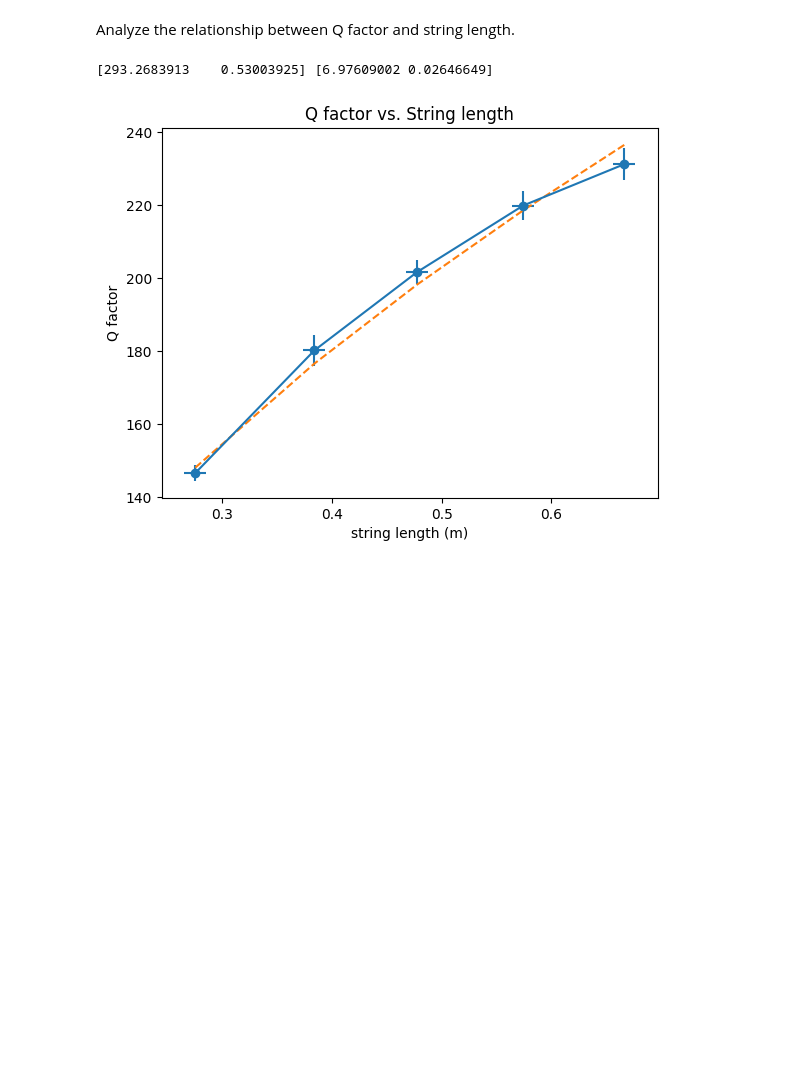
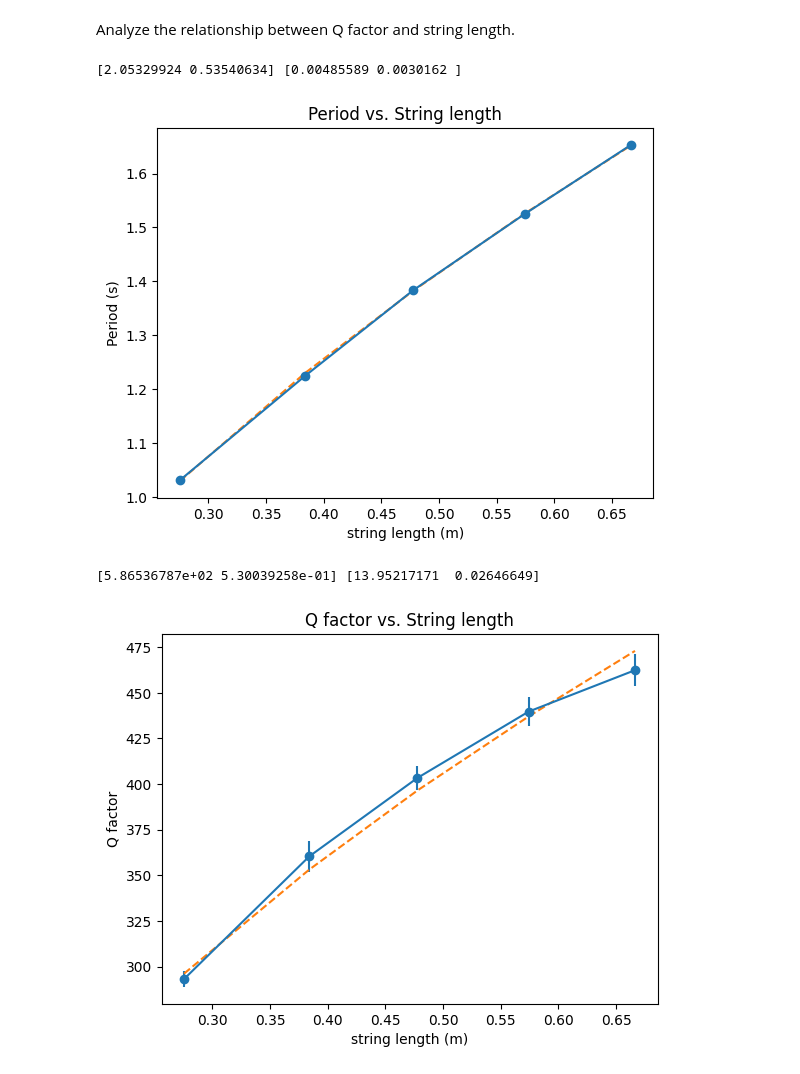
Before and after one commit to harry7557558/engsci-2t6, a Jupyter notebook: phy180-pendulum-lab/plot-angle-time.ipynb, the cells around one changed output. Saved outputs shown, nothing was run; the diff lists cells and outputs as text; code cells hidden in the pictures; blank space fills up the shorter version.

```diff
--- a/phy180-pendulum-lab/plot-angle-time.ipynb
+++ b/phy180-pendulum-lab/plot-angle-time.ipynb
@@ -211,6 +211,8 @@ def plot_angle_time_graph(l, l_error, t, a, params):
 
 lengths0 = []
 lengths_error0 = []
+periods0 = []
+periods_error0 = []
 qfactors0 = []
 qfactors_error0 = []
 
@@ -222,11 +224,13 @@ for length in LENGTHS:
     print(length, params, perror)
     a0, tau, period, phase = params
     a0_e, tau_e, period_e, phase_e = perror
-    q = np.pi * tau / period
-    q_e = q * max(abs(tau_e / tau), abs(period_e / period))
+    q = 2.0*np.pi * tau / period
+    q_e = 2.0*np.pi * max(abs(tau_e / period), abs(period_e * tau / period**2))
     print("Q factor: {:.1f} ± {:.1f}".format(q, q_e))
     lengths0.append(sample_data['l'])
     lengths_error0.append(sample_data['l_error'])
+    periods0.append(period)
+    periods_error0.append(period_e)
     qfactors0.append(q)
     qfactors_error0.append(q_e)
     plot_angle_time_graph(
@@ -266,35 +270,47 @@ Q factor: 240.1 ± 4.3
 Analyze the relationship between Q factor and string length.
 # %%
 # remove two outliers
+# indices = [0, 1, 2, 3, 4, 5, 6]
 indices = [0, 1, 2, 3, 4]
 lengths = np.array(lengths0)[indices]
 lengths_error = np.array(lengths_error0)[indices]
+periods = np.array(periods0)[indices]
+periods_error = np.array(periods_error0)[indices]
 qfactors = np.array(qfactors0)[indices]
 qfactors_error = np.array(qfactors_error0)[indices]
 
-# fit
-def power_fun(x, a, k):
+def fun(x, a, k):
     return a * x**k
 
-def log_fun(x, a, b):
-    return a + b * np.log(x)
+# period
 
-fun = power_fun
+params, popv = scipy.optimize.curve_fit(
+    fun, lengths, periods,
+    p0=(2, 0.5), sigma=periods_error)
+print(params, popv.diagonal()**0.5)
 
-init_guess = (250., 0.5)
+plt.title("Period vs. String length")
+plt.xlabel("string length (m)")
+plt.ylabel("Period (s)")
+plt.errorbar(lengths, periods, yerr=periods_error, fmt="o-")
+plt.plot(lengths, fun(lengths, *params), "--")
+plt.show()
+
+# Q factor
+
 params, popv = scipy.optimize.curve_fit(
     fun, lengths, qfactors,
-    p0=init_guess, sigma=qfactors_error)
+    p0=(250., 0.5), sigma=qfactors_error)
 print(params, popv.diagonal()**0.5)
 
-# plot Q factor
 plt.title("Q factor vs. String length")
 plt.xlabel("string length (m)")
 plt.ylabel("Q factor")
-plt.errorbar(lengths, qfactors,
-    xerr=lengths_error, yerr=qfactors_error, fmt="o-")
+plt.errorbar(lengths, qfactors, yerr=qfactors_error, fmt="o-")
 plt.plot(lengths, fun(lengths, *params), "--")
 plt.show()
 # %% [output]
-[293.2683913    0.53003925] [6.97609002 0.02646649]
+[2.05329924 0.53540634] [0.00485589 0.0030162 ]
-[figure, old version]
+[figure, new version]
+[5.86536787e+02 5.30039258e-01] [13.95217171  0.02646649]
+[figure, added]
```
Also changed, not shown: parts of 1 cell of this notebook, 1 other file.
